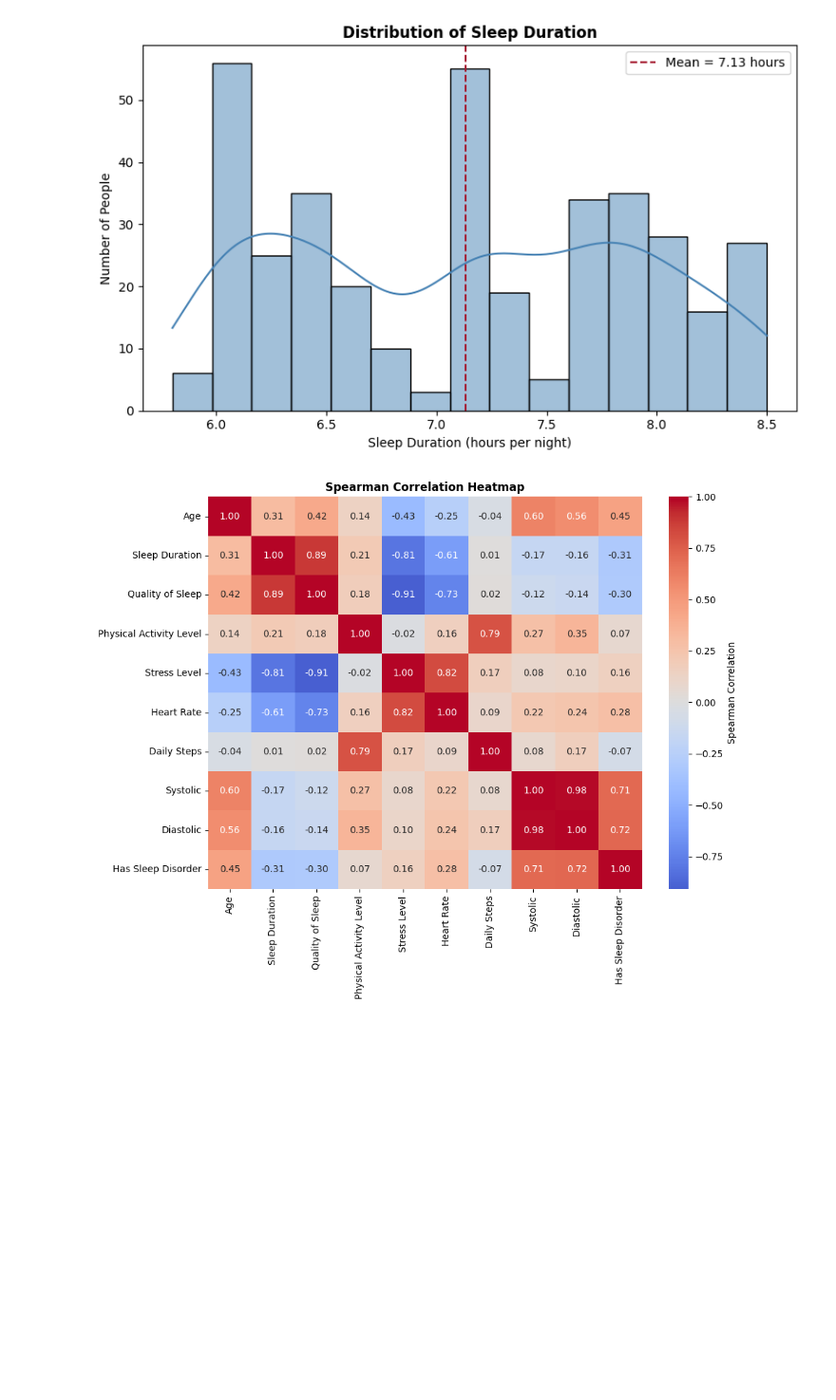
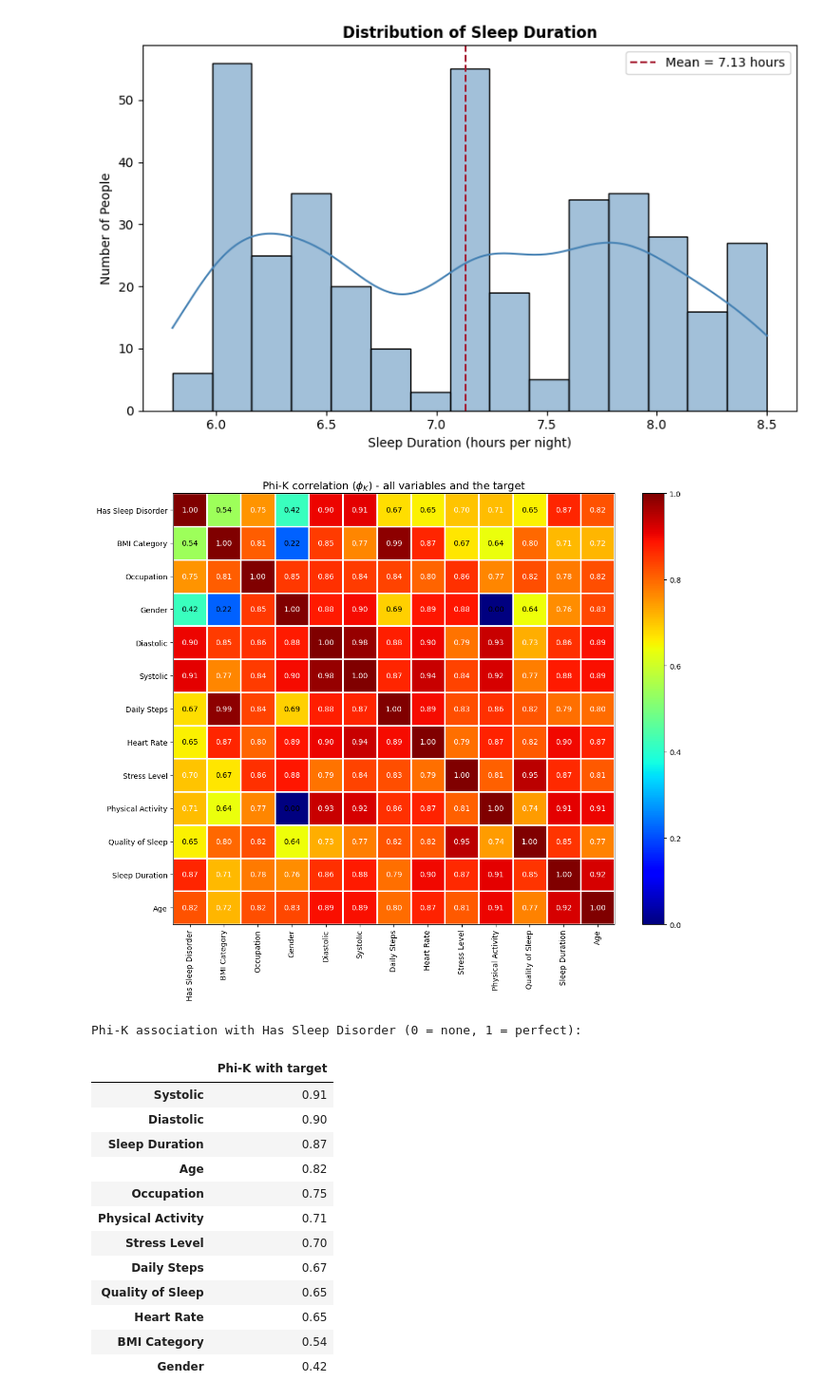
Before and after one commit to sudiksharamakrishnanhse-lab/ProgrammingforHDS_FinalProject, a Jupyter notebook: DatasetSelection.ipynb, the cells around one changed output. Shown at 95% size. Drawn from its saved outputs; the diff is of its cells as text; code cells hidden in the pictures; blank space fills up the shorter version.

```diff
--- a/DatasetSelection.ipynb
+++ b/DatasetSelection.ipynb
@@ -330,16 +356,45 @@ plt.tight_layout()
 plt.show()
 # %% [output]
 [figure]
-# %%
-# @title **Section 4C - Correlation Heatmap (Exploratory Visualization)**
-
-#spearman is used because several variables are ordinal
-fig, ax = plt.subplots(figsize=(10, 8))
-sns.heatmap(df_clean[list(num_cols) + [TARGET]].corr(method="spearman"),
-            annot=True, fmt=".2f", cmap="coolwarm", center=0, ax=ax,
-            cbar_kws={"label": "Spearman Correlation"})
-ax.set_title("Spearman Correlation Heatmap", fontweight="bold")
-plt.tight_layout()
-plt.show()
-# %% [output]
-[figure, removed]
+# %%
+# @title **Section 4C - Correlation Heatmap (Exploratory Visualization)**
+
+%pip install -q phik
+import phik
+from phik.report import plot_correlation_matrix
+
+heat_cols = list(num_cols) + ["Gender", "Occupation", "BMI Category", TARGET]
+# Shortened only for this plot so the axis label is not cut off
+heat_df = df_clean[heat_cols].rename(columns={"Physical Activity Level": "Physical Activity"})
+interval = ["Physical Activity" if c == "Physical Activity Level" else c for c in num_cols]
+phik_overview = heat_df.phik_matrix(interval_cols=interval)
+
+plot_correlation_matrix(phik_overview.values,
+                        x_labels=phik_overview.columns,
+                        y_labels=phik_overview.index,
+                        vmin=0, vmax=1, color_map="jet",
+                        title=r"Phi-K correlation ($\phi_K$) - all variables and the target",
+                        fontsize_factor=1.0,
+                        figsize=(12, 10))
+plt.tight_layout()
+plt.show()
+
+print("Phi-K association with Has Sleep Disorder (0 = none, 1 = perfect):")
+display(phik_overview[TARGET].drop(TARGET).sort_values(ascending=False)
+        .to_frame("Phi-K with target").round(2))
+# %% [output]
+[figure, added]
+Phi-K association with Has Sleep Disorder (0 = none, 1 = perfect):
+|  | Phi-K with target |
+| Systolic | 0.91 |
+| Diastolic | 0.90 |
+| Sleep Duration | 0.87 |
+| Age | 0.82 |
+| Occupation | 0.75 |
+| Physical Activity | 0.71 |
+| Stress Level | 0.70 |
+| Daily Steps | 0.67 |
+| Quality of Sleep | 0.65 |
+| Heart Rate | 0.65 |
+| BMI Category | 0.54 |
+| Gender | 0.42 |
```
Also changed, not shown: parts of 10 cells of this notebook.
